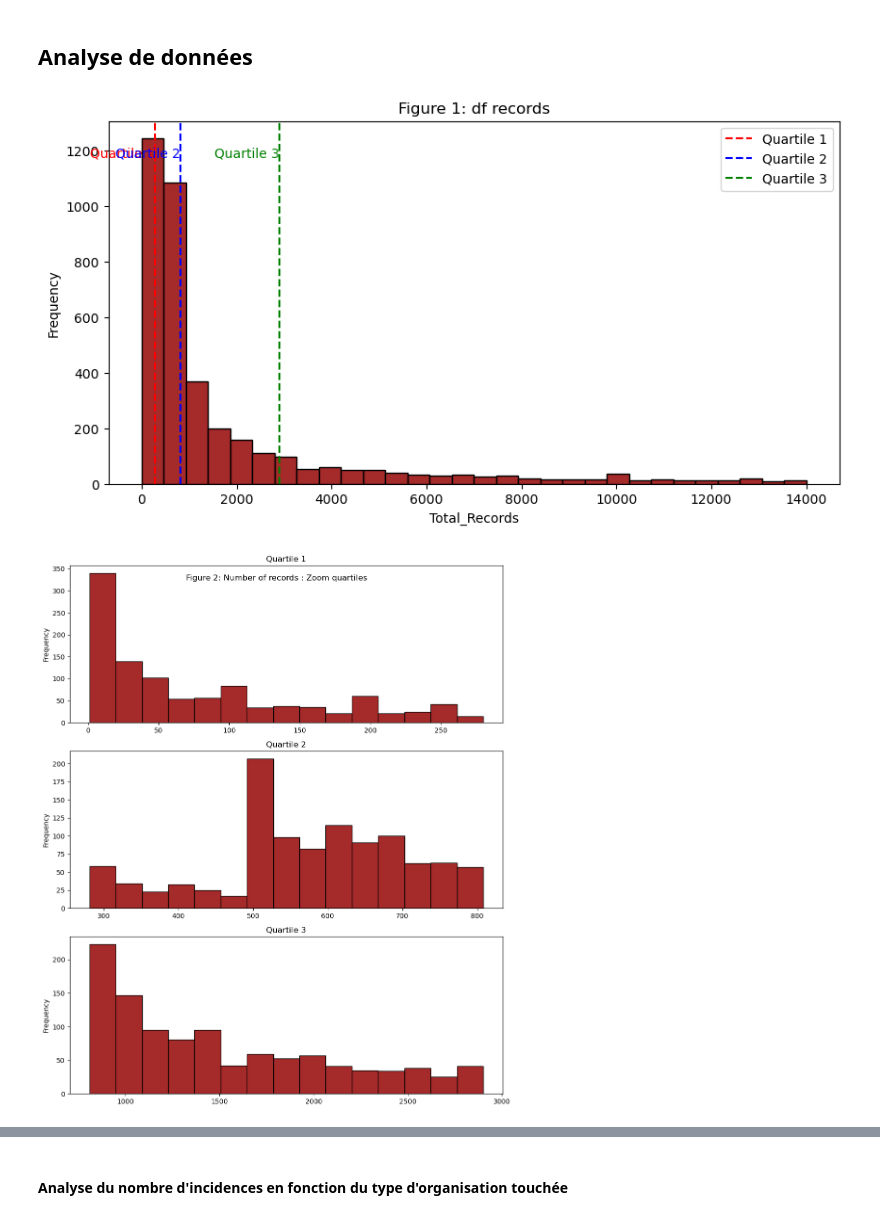
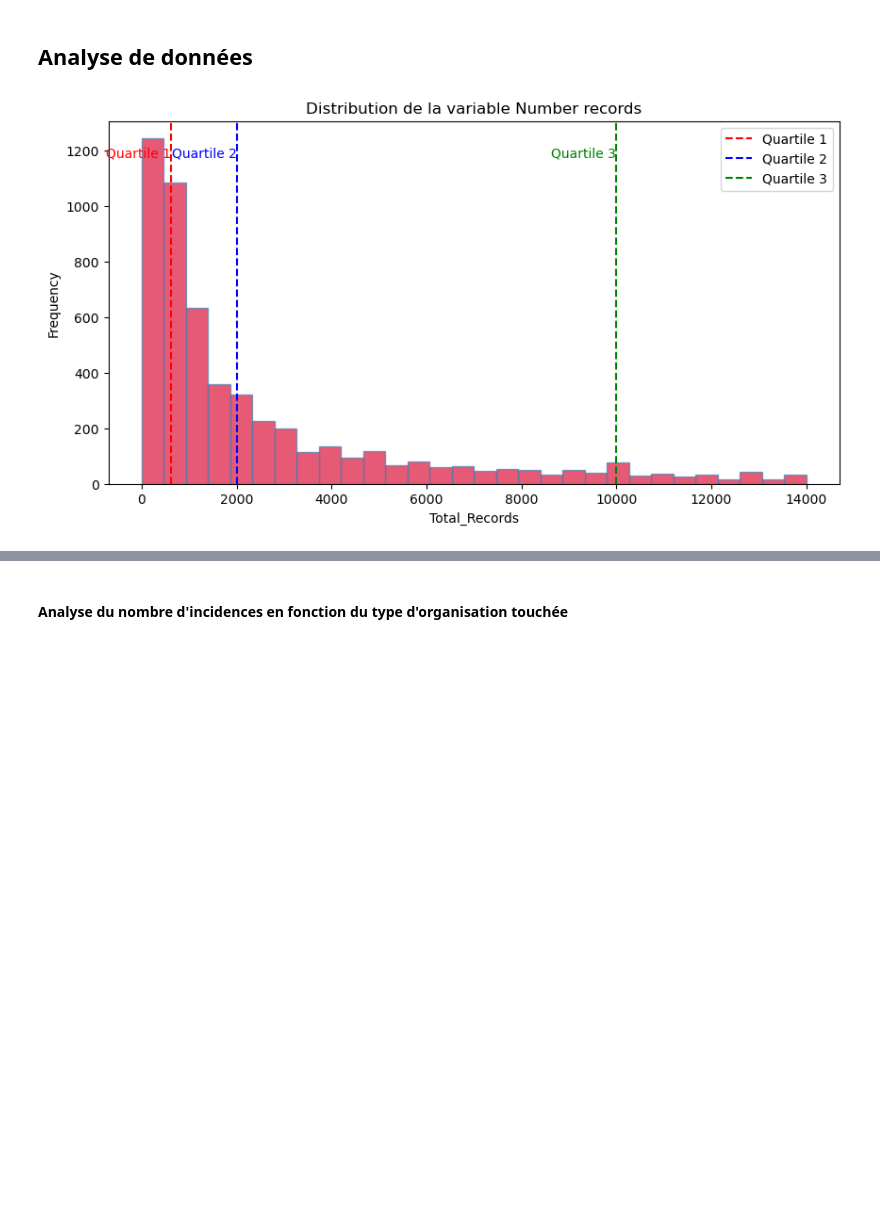
Before and after one commit to fdountiozaboue/NEXIALOG_STAGE, a Jupyter notebook: NoteBook_Analyse_de_la_base_PRC.ipynb, the cells around one changed output, grey strips where cells are left out. Drawn from its saved outputs; the diff is of its cells as text; code cells hidden in the pictures; blank space fills up the shorter version.

```diff
--- a/NoteBook_Analyse_de_la_base_PRC.ipynb
+++ b/NoteBook_Analyse_de_la_base_PRC.ipynb
@@ -73,7 +104,14 @@ memory usage: 1.1+ MB
 #### Préprocessing
 # %%
 data=pd.read_csv("PRC Data Breach Chronology_Download_May_2022.csv")
-data['Total Records'] = pd.to_numeric(data['Total Records'], errors='coerce')
+
+
+data['Total Records'] = data['Total Records'].str.replace(',', '')
+
+# Puis conversion en float
+data['Total Records'] = data['Total Records'].astype(float)
+
+
 data['Date Made Public'] = pd.to_datetime(data['Date Made Public'], errors='coerce')
 data['Year of Breach'] = pd.to_numeric(data['Year of Breach'], errors='coerce')
 
@@ -95,4 +133,4 @@ variables = [
     'Year_of_Breach',
     'Description_of_incident'
 ]
-base_PRC=data[variables]
+base_PRC=data[variables].copy()
@@ -173,4 +254,5 @@ base_PRC.select_dtypes(['object']).describe()
 Ainsi il pourrait avoir des redondances dans la variable de description des incidences qui sera analysée ultérieurement
 # %%
 # Base à analyser
-data_PRC=base_PRC[(base_PRC['Total_Records']!=0)&(~(base_PRC['Description_of_incident'].isna()))]
+data_PRC=base_PRC[(base_PRC['Total_Records']!=0)&(~(base_PRC['Total_Records'].isna()))].copy()
+#data_PRC=base_PRC[(base_PRC['Total_Records']!=0)].copy()
@@ -194,55 +308,24 @@ La moyenne est très décalée par rapport à la médiane ce qui montre que notr
 # %%
 # Calcul des quartiles
 q1 = data_PRC['Total_Records'].quantile(0.25)
 q2 = data_PRC['Total_Records'].quantile(0.50)
 q3 = data_PRC['Total_Records'].quantile(0.75)
 
 # --- Figure 1 : Histogramme global avec lignes de quartiles ---
 plt.figure(figsize=(10, 5))
 q_data = data_PRC[(data_PRC['Total_Records'] <= 14000)]
-plt.hist(q_data['Total_Records'], bins=30, color='brown', edgecolor='black')
+plt.hist(q_data['Total_Records'], bins=30, color='crimson', edgecolor='SteelBlue', alpha=0.7)
 plt.axvline(q1, color='red', linestyle='--', label='Quartile 1')
 plt.axvline(q2, color='blue', linestyle='--', label='Quartile 2')
 plt.axvline(q3, color='green', linestyle='--', label='Quartile 3')
 
 plt.legend(loc='upper right')
-plt.title('Figure 1: df records')
+plt.title('Distribution de la variable Number records')
 plt.xlabel('Total_Records')
 plt.ylabel('Frequency')
 plt.text(q1, plt.ylim()[1]*0.9, 'Quartile 1', color='red', ha='right')
 plt.text(q2, plt.ylim()[1]*0.9, 'Quartile 2', color='blue', ha='right')
 plt.text(q3, plt.ylim()[1]*0.9, 'Quartile 3', color='green', ha='right')
 plt.show()
-
-# --- Figure 2 : Zoom sur les quartiles ---
-fig, axs = plt.subplots(3, 1, figsize=(10, 12))
-
-# Quartile 1
-q1_data = data_PRC[data_PRC['Total_Records'] <= q1]
-axs[0].hist(q1_data['Total_Records'], bins=15, color='brown', edgecolor='black')
-axs[0].set_title('Quartile 1')
-
-# Quartile 2
-q2_data = data_PRC[(data_PRC['Total_Records'] > q1) & (data_PRC['Total_Records'] <= q2)]
-axs[1].hist(q2_data['Total_Records'], bins=15, color='brown', edgecolor='black')
-axs[1].set_title('Quartile 2')
-
-# Quartile 3
-q3_data = data_PRC[(data_PRC['Total_Records'] > q2) & (data_PRC['Total_Records'] <= q3)]
-axs[2].hist(q3_data['Total_Records'], bins=15, color='brown', edgecolor='black')
-axs[2].set_title('Quartile 3')
-
-# Max
-# q4_data = data_PRC[(data_PRC['Total_Records'] > q3)]
-# axs[3].hist(q4_data['Total_Records'], bins=15, color='darkgreen', edgecolor='black')
-# axs[3].set_title('Max')
-
-for ax in axs:
-    ax.set_ylabel('Frequency')
-
-fig.suptitle('Figure 2: Number of records : Zoom quartiles', y=0.93)
-plt.tight_layout()
-plt.show()
 # %% [output]
-[figure, old version]
+[figure, new version]
-[figure, removed]
```
Also changed, not shown: parts of 78 cells of this notebook, 1 other file.
